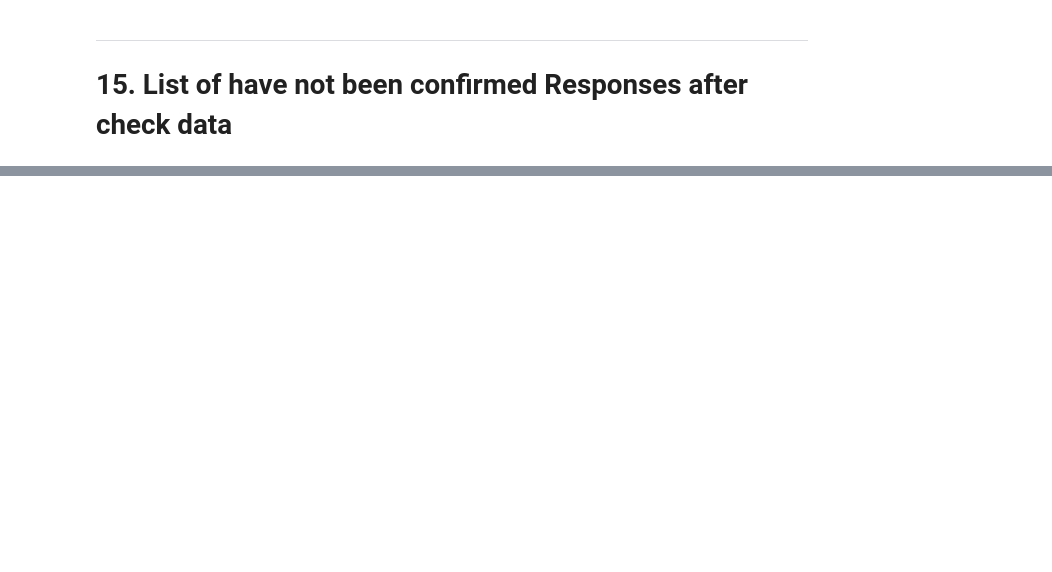
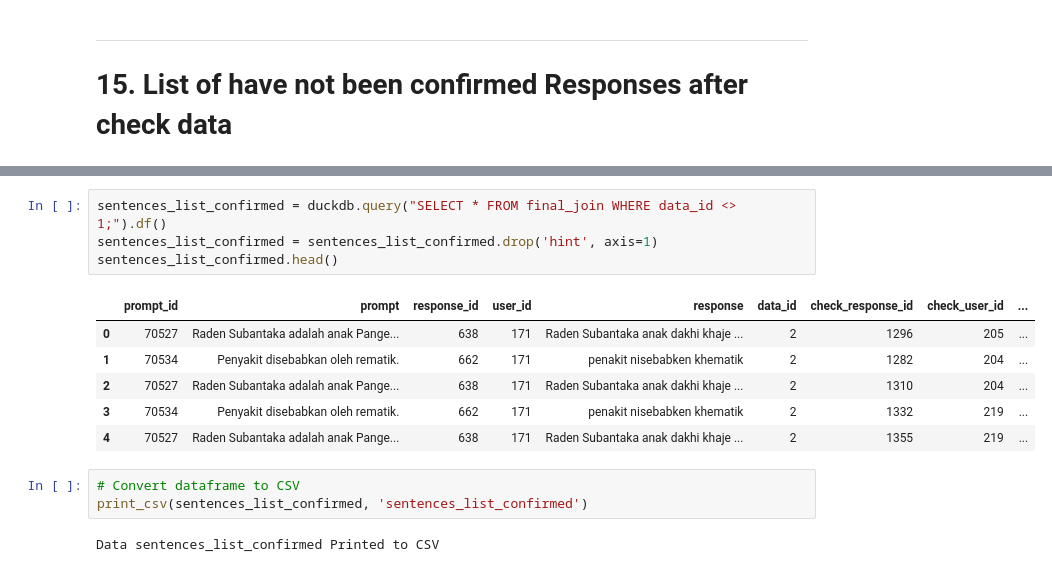
Before and after one commit to khaz-dev/data-questions, a Jupyter notebook: data-questions.ipynb, the cells around one changed output, grey strips where cells are left out. Cells and saved outputs as stored; diff of their text form; blank space fills up the shorter version.

```diff
--- a/data-questions.ipynb
+++ b/data-questions.ipynb
@@ -699,0 +755,16 @@ Data Printed to CSV
+# %%
+sentences_list_confirmed = duckdb.query("SELECT * FROM final_join WHERE data_id <> 1;").df()
+sentences_list_confirmed = sentences_list_confirmed.drop('hint', axis=1)
+sentences_list_confirmed.head()
+# %% [output]
+|  | prompt_id | prompt | response_id | user_id | response | data_id | check_response_id | check_user_id | ... |
+| 0 | 70527 | Raden Subantaka adalah anak Pange... | 638 | 171 | Raden Subantaka anak dakhi khaje ... | 2 | 1296 | 205 | ... |
+| 1 | 70534 | Penyakit disebabkan oleh rematik. | 662 | 171 | penakit nisebabken khematik | 2 | 1282 | 204 | ... |
+| 2 | 70527 | Raden Subantaka adalah anak Pange... | 638 | 171 | Raden Subantaka anak dakhi khaje ... | 2 | 1310 | 204 | ... |
+| 3 | 70534 | Penyakit disebabkan oleh rematik. | 662 | 171 | penakit nisebabken khematik | 2 | 1332 | 219 | ... |
+| 4 | 70527 | Raden Subantaka adalah anak Pange... | 638 | 171 | Raden Subantaka anak dakhi khaje ... | 2 | 1355 | 219 | ... |
+# %%
+# Convert dataframe to CSV
+print_csv(sentences_list_confirmed, 'sentences_list_confirmed')
+# %% [output]
+Data sentences_list_confirmed Printed to CSV
```
Also changed, not shown: parts of 30 cells of this notebook, 1 other file.
